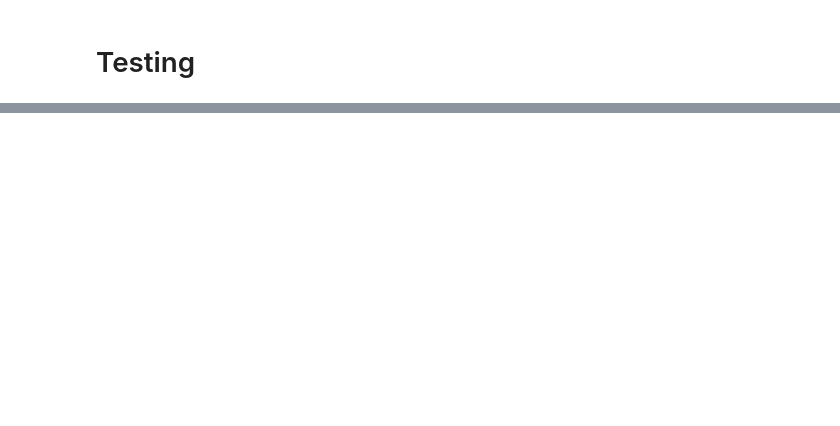
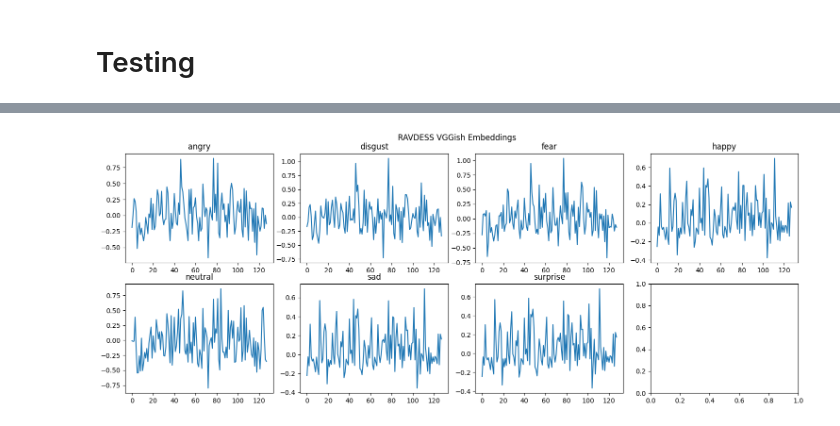
Before and after one commit to SaminYaser-work/audio-preprocessing-and-feature-extraction, a Jupyter notebook: notebook/vggish_emb.ipynb, the cells around one changed output, grey strips where cells are left out. Cells and saved outputs as stored; diff of their text form; code cells hidden in the pictures; blank space fills up the shorter version.

```diff
--- a/notebook/vggish_emb.ipynb
+++ b/notebook/vggish_emb.ipynb
@@ -100,0 +114,4 @@ y[200]
+# %%
+plot_embeddings(ravdess, 'RAVDESS')
+# %% [output]
+[figure, added]
```
Also changed, not shown: parts of 19 cells of this notebook, 1 other file.
